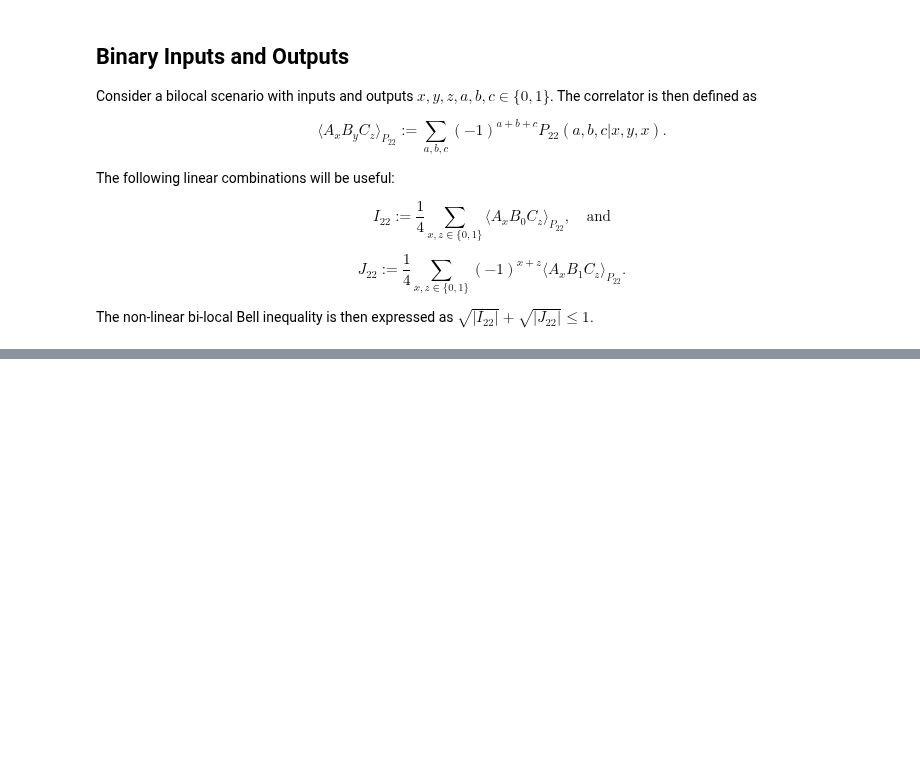
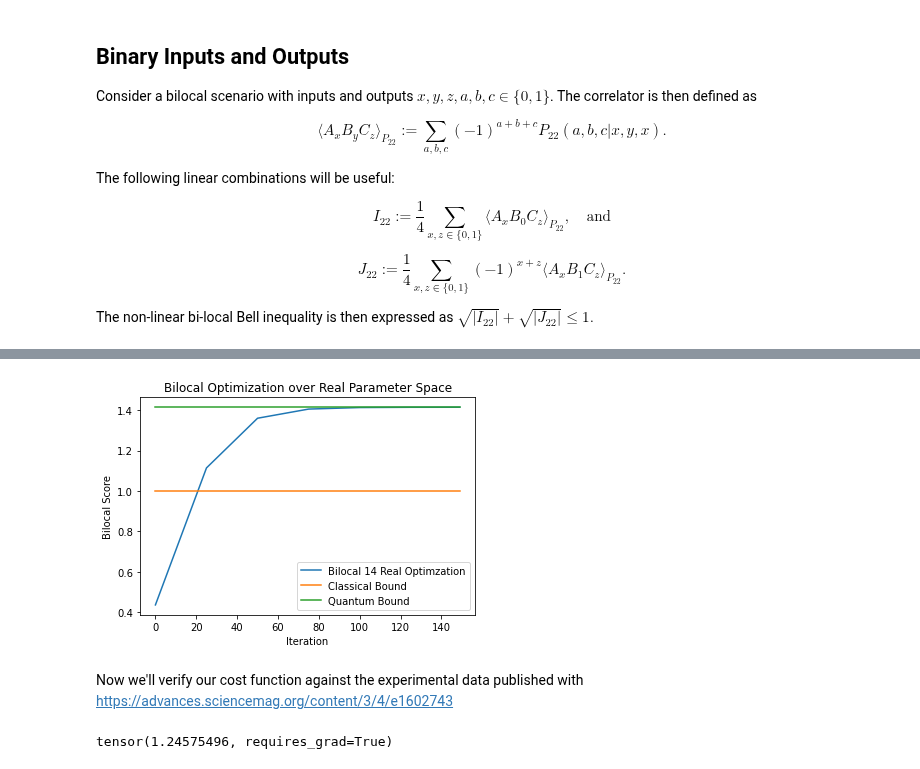
Before and after one commit to ChitambarLab/qNetVO, a Jupyter notebook: notebook/bilocal_network_optimization.ipynb, the cells around one changed output, grey strips where cells are left out. Drawn from its saved outputs; the diff is of its cells as text; code cells hidden in the pictures; blank space fills up the shorter version.

```diff
--- a/notebook/bilocal_network_optimization.ipynb
+++ b/notebook/bilocal_network_optimization.ipynb
@@ -394,15 +400,0 @@ def real_bilocal14_measurement_circuit(a_measurement, b_measurement, c_measureme
-# %%
-def real_bilocal14_measurement_settings():
-    """
-    Returns an array containing randomized tensors containing input values for
-    `real_bilocal_measurement_circuit()`.
-    """
-    return [
-        2*np.pi*np.random.random((2, 1)) - np.pi,
-        2*np.pi*np.random.random((1, 15)) - np.pi,
-        2*np.pi*np.random.random((2, 1)) - np.pi
-    ]
-# %%
-settings = real_bilocal14_measurement_settings()
-probs = real_bilocal14_measurement_circuit(settings[0][0], settings[1][0], settings[2][0])
-probs
@@ -429,0 +401,12 @@ tensor([[[[0.03018769, 0.0917091 ],
+# %%
+def bilocal14_cost(settings):
+
+    I_14 = 0
+    J_14 = 0
+    for (x,z) in [(0,0),(0,1),(1,0),(1,1)]:
+        probs = real_bilocal14_measurement_circuit(settings[0][x],settings[1][0],settings[2][z])
+
+        I_14 += bilocal14_correlator(probs,0)
+        J_14 += (-1)**(x+z) * bilocal14_correlator(probs,1)
+
+    return -(np.sqrt(abs(I_14/4)) + np.sqrt(abs(J_14/4)))
@@ -429,0 +422,6 @@ tensor([[[[0.03018769, 0.0917091 ],
+# %%
+settings = real_bilocal14_measurement_settings()
+(final_score, final_settings, scores, samples, settings_history) = gradient_descent(bilocal14_cost, settings)
+
+print(final_score)
+print(final_settings)
@@ -429,0 +446,14 @@ tensor([[[[0.03018769, 0.0917091 ],
+# %%
+# Plot the score of the Bell inequality
+plt.plot(samples, scores, label = r"Bilocal 14 Real Optimzation")
+plt.plot(samples, [1]*len(samples), label = "Classical Bound")
+plt.plot(samples, [2*np.sqrt(1/2)]*len(samples), label = "Quantum Bound")
+plt.title(r"Bilocal Optimization over Real Parameter Space")
+plt.xlabel("Iteration")
+plt.ylabel(r"Bilocal Score")
+plt.legend()
+plt.show()
+# %% [output]
+[figure, added]
+# %% [markdown]
+Now we'll verify our cost function against the experimental data published with https://advances.sciencemag.org/content/3/4/e1602743
@@ -429,0 +489,18 @@ tensor([[[[0.03018769, 0.0917091 ],
+# %%
+I = 0
+J = 0
+
+I += bilocal14_correlator(probs11,0)
+I += bilocal14_correlator(probs01,0)
+I += bilocal14_correlator(probs10,0)
+I += bilocal14_correlator(probs00,0)
+
+J += bilocal14_correlator(probs11,1)
+J += -1*bilocal14_correlator(probs01,1)
+J += -1*bilocal14_correlator(probs10,1)
+J += bilocal14_correlator(probs00,1)
+
+B = np.sqrt(abs(I/4)) + np.sqrt(abs(J/4))
+B
+# %% [output]
+tensor(1.24575496, requires_grad=True)
```
Also changed, not shown: parts of 23 cells of this notebook.
